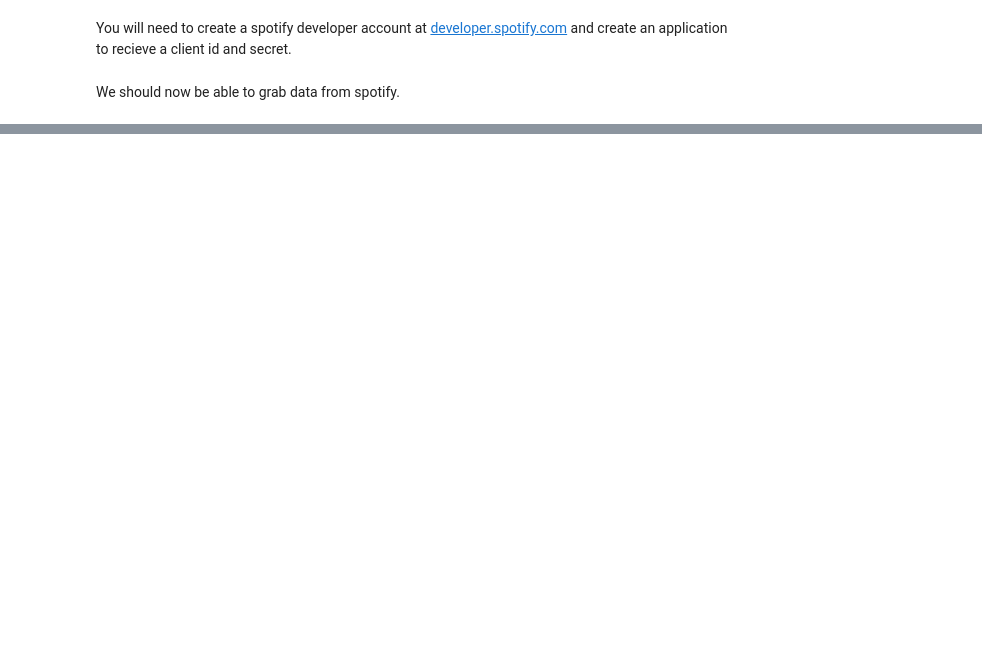
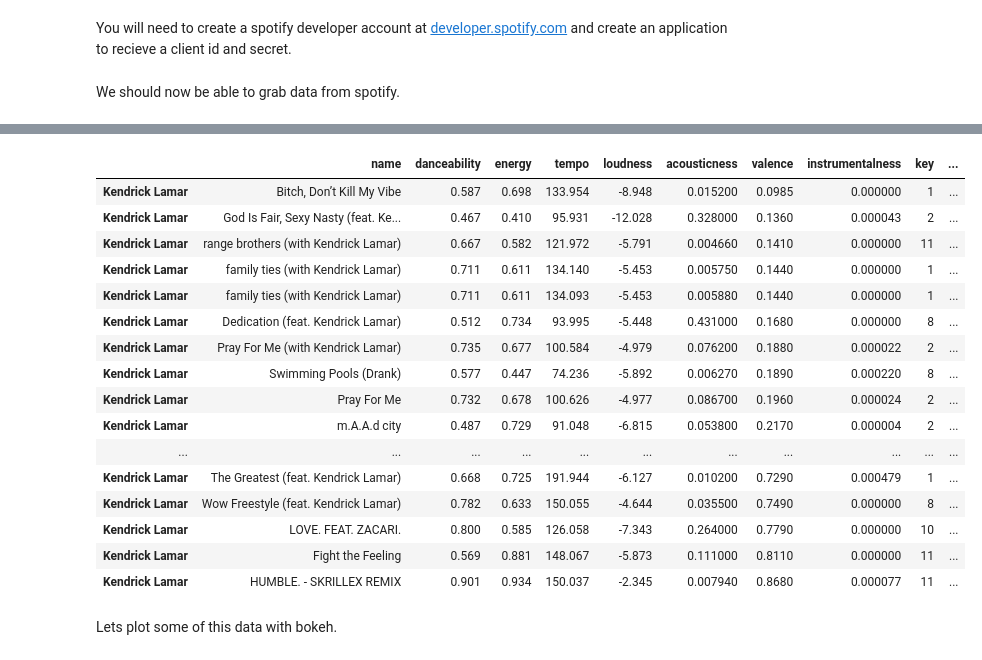
Before and after one commit to rmavlingcar/spotify-sentiment-analysis, a Jupyter notebook: sentiment-analysis-spotify.ipynb, the cells around one changed output, grey strips where cells are left out. Cells and saved outputs as stored; diff of their text form; code cells hidden in the pictures; blank space fills up the shorter version.

Commit message:
Retrieves more audio features and added a plot.

```diff
--- a/sentiment-analysis-spotify.ipynb
+++ b/sentiment-analysis-spotify.ipynb
@@ -82,0 +97,25 @@ acdc_df
+# %%
+# drop duplicates
+kendrick_df.drop_duplicates(subset=None, keep="first", inplace=True)
+
+kendrick_df.sort_values('valence')
+# %% [output]
+|  | name | danceability | energy | tempo | loudness | acousticness | valence | instrumentalness | key | ... |
+| Kendrick Lamar | Bitch, Don’t Kill My Vibe | 0.587 | 0.698 | 133.954 | -8.948 | 0.015200 | 0.0985 | 0.000000 | 1 | ... |
+| Kendrick Lamar | God Is Fair, Sexy Nasty (feat. Ke... | 0.467 | 0.410 | 95.931 | -12.028 | 0.328000 | 0.1360 | 0.000043 | 2 | ... |
+| Kendrick Lamar | range brothers (with Kendrick Lamar) | 0.667 | 0.582 | 121.972 | -5.791 | 0.004660 | 0.1410 | 0.000000 | 11 | ... |
+| Kendrick Lamar | family ties (with Kendrick Lamar) | 0.711 | 0.611 | 134.140 | -5.453 | 0.005750 | 0.1440 | 0.000000 | 1 | ... |
+| Kendrick Lamar | family ties (with Kendrick Lamar) | 0.711 | 0.611 | 134.093 | -5.453 | 0.005880 | 0.1440 | 0.000000 | 1 | ... |
+| Kendrick Lamar | Dedication (feat. Kendrick Lamar) | 0.512 | 0.734 | 93.995 | -5.448 | 0.431000 | 0.1680 | 0.000000 | 8 | ... |
+| Kendrick Lamar | Pray For Me (with Kendrick Lamar) | 0.735 | 0.677 | 100.584 | -4.979 | 0.076200 | 0.1880 | 0.000022 | 2 | ... |
+| Kendrick Lamar | Swimming Pools (Drank) | 0.577 | 0.447 | 74.236 | -5.892 | 0.006270 | 0.1890 | 0.000220 | 8 | ... |
+| Kendrick Lamar | Pray For Me | 0.732 | 0.678 | 100.626 | -4.977 | 0.086700 | 0.1960 | 0.000024 | 2 | ... |
+| Kendrick Lamar | m.A.A.d city | 0.487 | 0.729 | 91.048 | -6.815 | 0.053800 | 0.2170 | 0.000004 | 2 | ... |
+| ... | ... | ... | ... | ... | ... | ... | ... | ... | ... | ... |
+| Kendrick Lamar | The Greatest (feat. Kendrick Lamar) | 0.668 | 0.725 | 191.944 | -6.127 | 0.010200 | 0.7290 | 0.000479 | 1 | ... |
+| Kendrick Lamar | Wow Freestyle (feat. Kendrick Lamar) | 0.782 | 0.633 | 150.055 | -4.644 | 0.035500 | 0.7490 | 0.000000 | 8 | ... |
+| Kendrick Lamar | LOVE. FEAT. ZACARI. | 0.800 | 0.585 | 126.058 | -7.343 | 0.264000 | 0.7790 | 0.000000 | 10 | ... |
+| Kendrick Lamar | Fight the Feeling | 0.569 | 0.881 | 148.067 | -5.873 | 0.111000 | 0.8110 | 0.000000 | 11 | ... |
+| Kendrick Lamar | HUMBLE. - SKRILLEX REMIX | 0.901 | 0.934 | 150.037 | -2.345 | 0.007940 | 0.8680 | 0.000077 | 11 | ... |
+# %% [markdown]
+Lets plot some of this data with bokeh.
```
Also changed, not shown: parts of 9 cells of this notebook.
